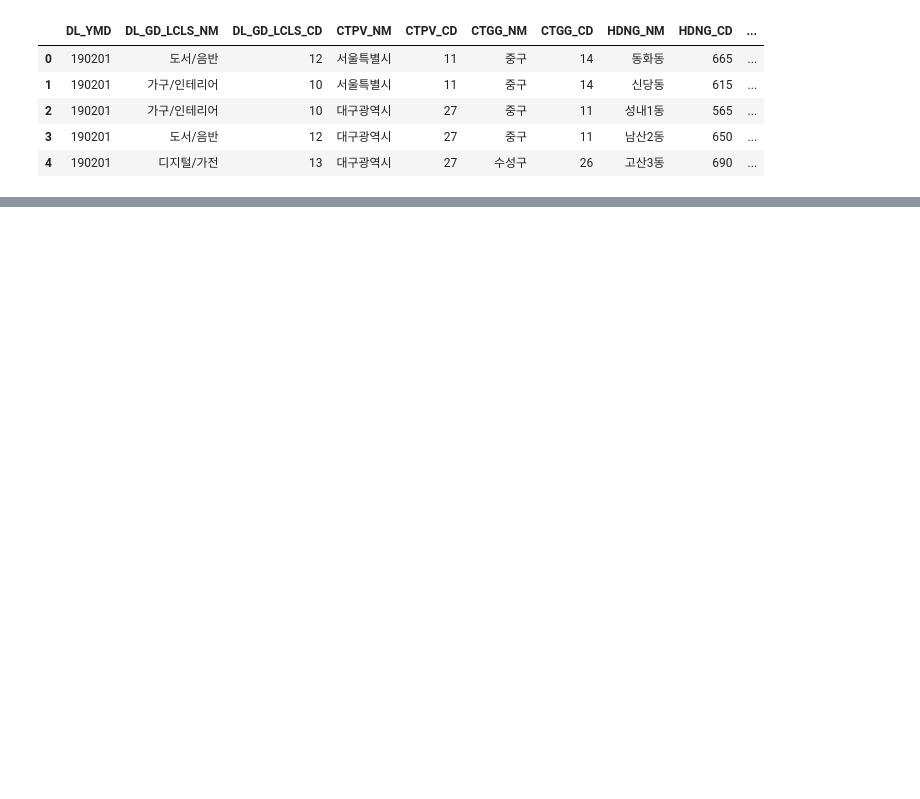
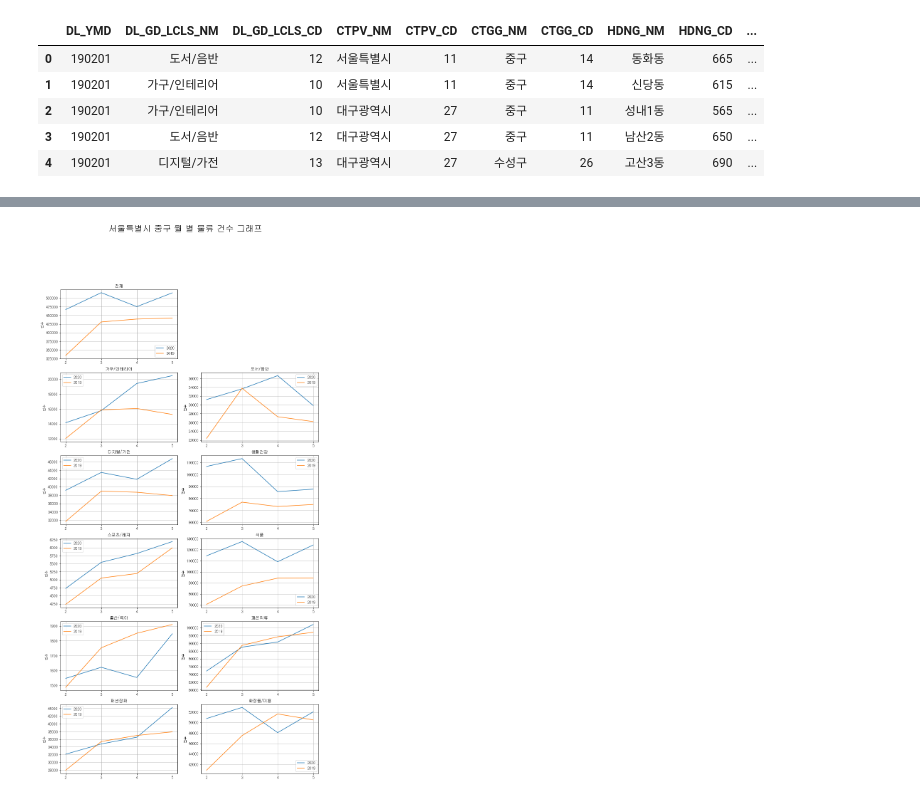
Before and after one commit to Kimdongui/Algorithm, a Jupyter notebook: Untitled.ipynb, the cells around one changed output, grey strips where cells are left out. Saved outputs shown, nothing was run; the diff lists cells and outputs as text; code cells hidden in the pictures; blank space fills up the shorter version.

```diff
--- a/Untitled.ipynb
+++ b/Untitled.ipynb
@@ -171,0 +271,4 @@ ax_2.hist(stack["INVC_CONT"], bins = 50)
+# %%
+plot_line_graph("서울특별시", "중구")
+# %% [output]
+[figure, added]
```
Also changed, not shown: parts of 61 cells of this notebook.
